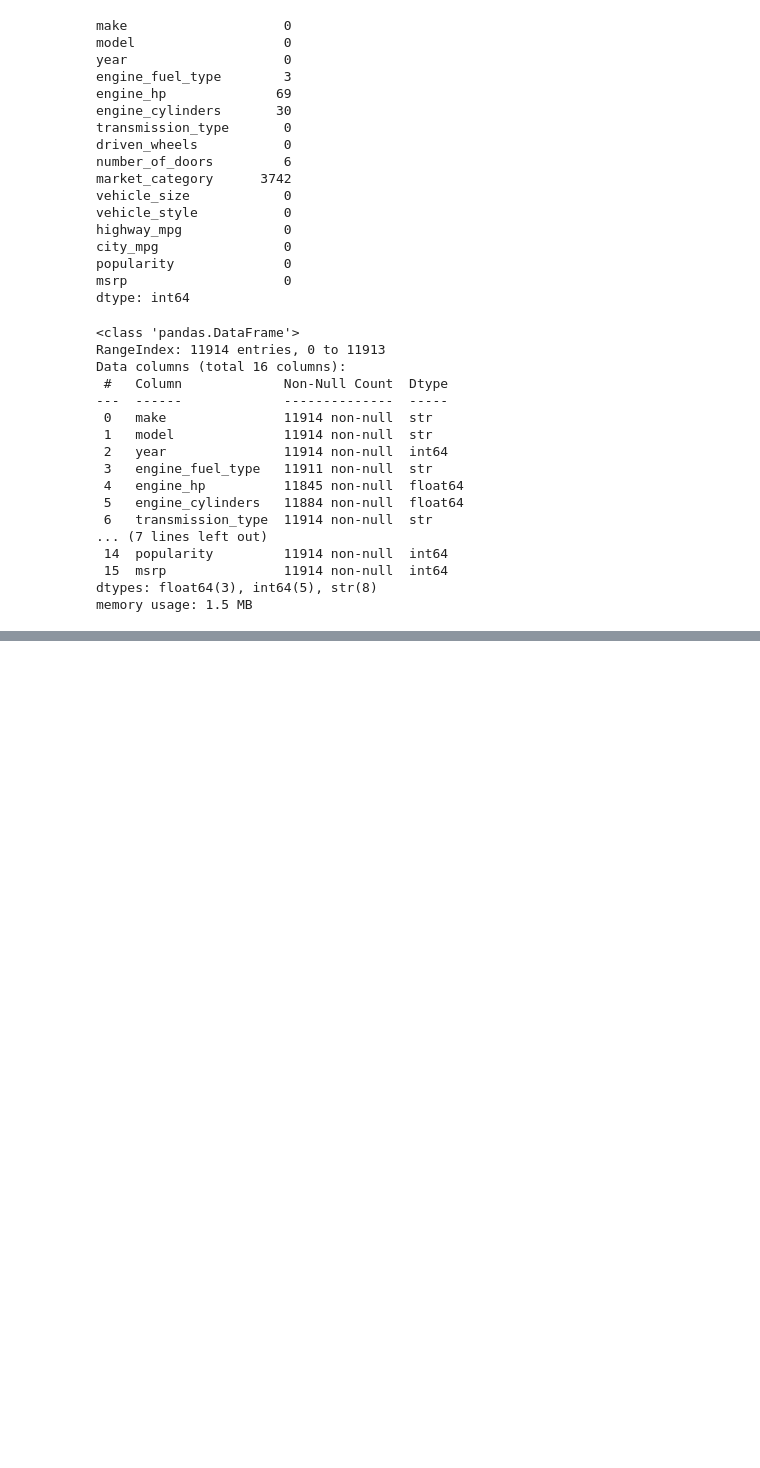
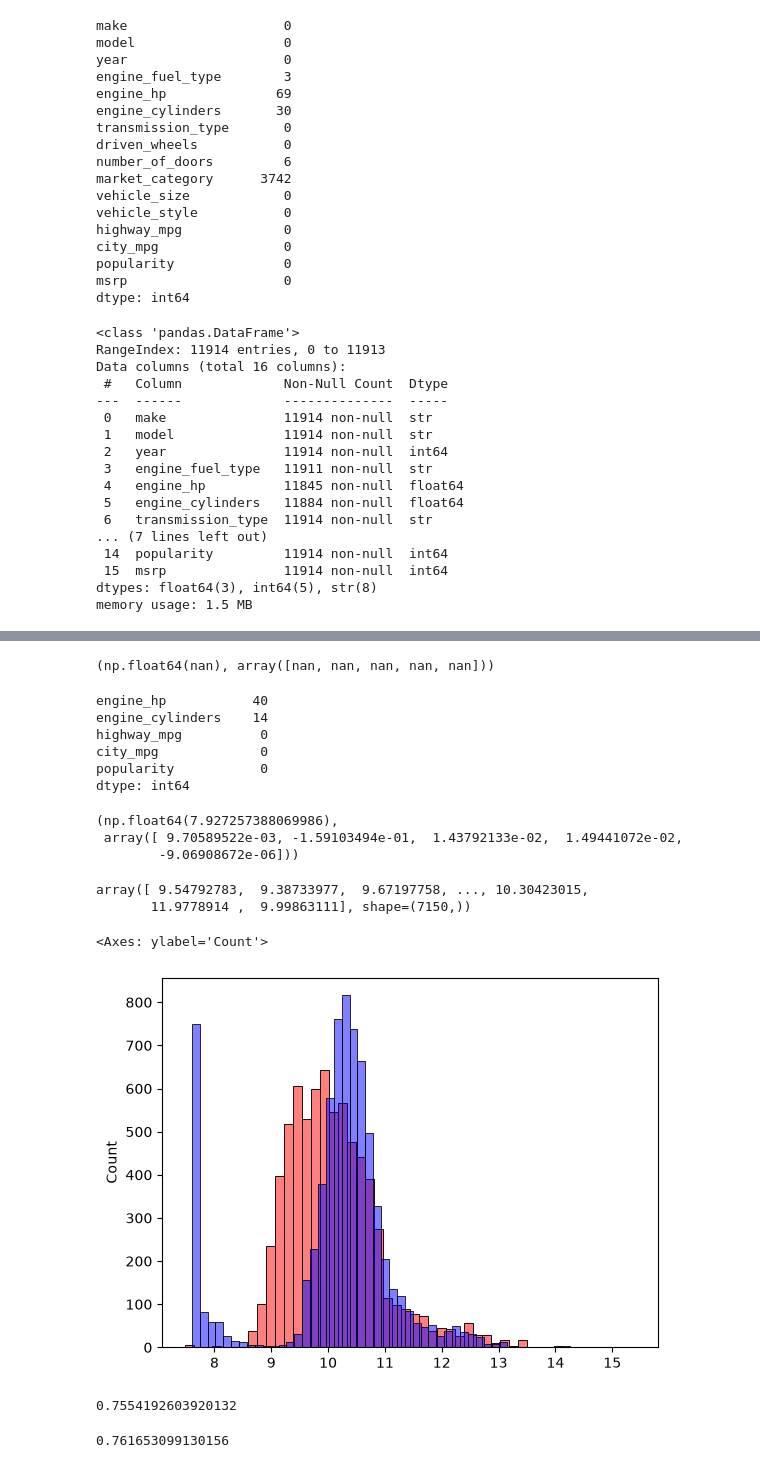
Before and after one commit to aboymood-og/study-machine-learning-zoomcamp2026, a Jupyter notebook: 02-regression/notebooks/02-data-preparation.ipynb, the cells around one changed output, grey strips where cells are left out. Saved outputs shown, nothing was run; the diff lists cells and outputs as text; code cells hidden in the pictures; blank space fills up the shorter version.

```diff
--- a/02-regression/notebooks/02-data-preparation.ipynb
+++ b/02-regression/notebooks/02-data-preparation.ipynb
@@ -150,0 +321,10 @@ memory usage: 1.5 MB
+# %%
+def train_linear_regression(X, y):
+    ones = np.ones(X.shape[0])
+    X = np.column_stack([ones, X])
+
+    XTX = X.T.dot(X)
+    XTX_inv = np.linalg.inv(XTX)
+    w_full = XTX_inv.dot(X.T).dot(y)
+
+    return w_full[0], w_full[1:]
@@ -150,0 +341,2 @@ memory usage: 1.5 MB
+# %%
+base = ['engine_hp', 'engine_cylinders', 'highway_mpg', 'city_mpg', 'popularity']
@@ -150,0 +345,34 @@ memory usage: 1.5 MB
+# %%
+w0, w = train_linear_regression(X_train, y_train)
+w0, w
+# %% [output]
+(np.float64(nan), array([nan, nan, nan, nan, nan]))
+# %%
+df_train[base].isnull().sum()
+# %% [output]
+engine_hp           40
+engine_cylinders    14
+highway_mpg          0
+city_mpg             0
+popularity           0
+dtype: int64
+# %%
+X_train = df_train[base].fillna(0).values
+w0, w = train_linear_regression(X_train, y_train)
+w0, w
+# %% [output]
+(np.float64(7.927257388069986),
+ array([ 9.70589522e-03, -1.59103494e-01,  1.43792133e-02,  1.49441072e-02,
+        -9.06908672e-06]))
+# %%
+y_pred = w0 + X_train.dot(w)
+y_pred
+# %% [output]
+array([ 9.54792783,  9.38733977,  9.67197758, ..., 10.30423015,
+       11.9778914 ,  9.99863111], shape=(7150,))
+# %%
+sns.histplot(y_pred, color='red', alpha=0.5, bins=50)
+sns.histplot(y_train, color='blue', alpha=0.5, bins=50)
+# %% [output]
+<Axes: ylabel='Count'>
+[figure, added]
@@ -150,0 +386,4 @@ memory usage: 1.5 MB
+# %%
+float(rmse(y_train, y_pred))
+# %% [output]
+0.7554192603920132
@@ -150,0 +399,9 @@ memory usage: 1.5 MB
+# %%
+X_train = prepare_X(df_train)
+w0, w = train_linear_regression(X_train, y_train)
+
+X_val = prepare_X(df_val)
+y_pred = w0 + X_val.dot(w)
+float(rmse(y_val, y_pred))
+# %% [output]
+0.761653099130156
```
Also changed, not shown: parts of 48 cells of this notebook, 2 other files.
